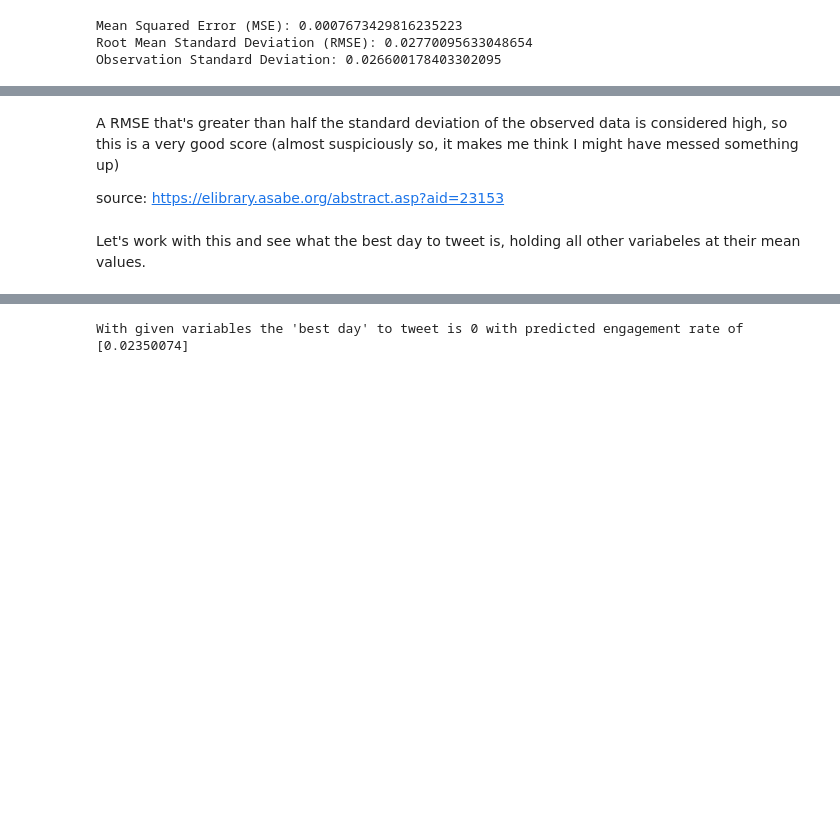
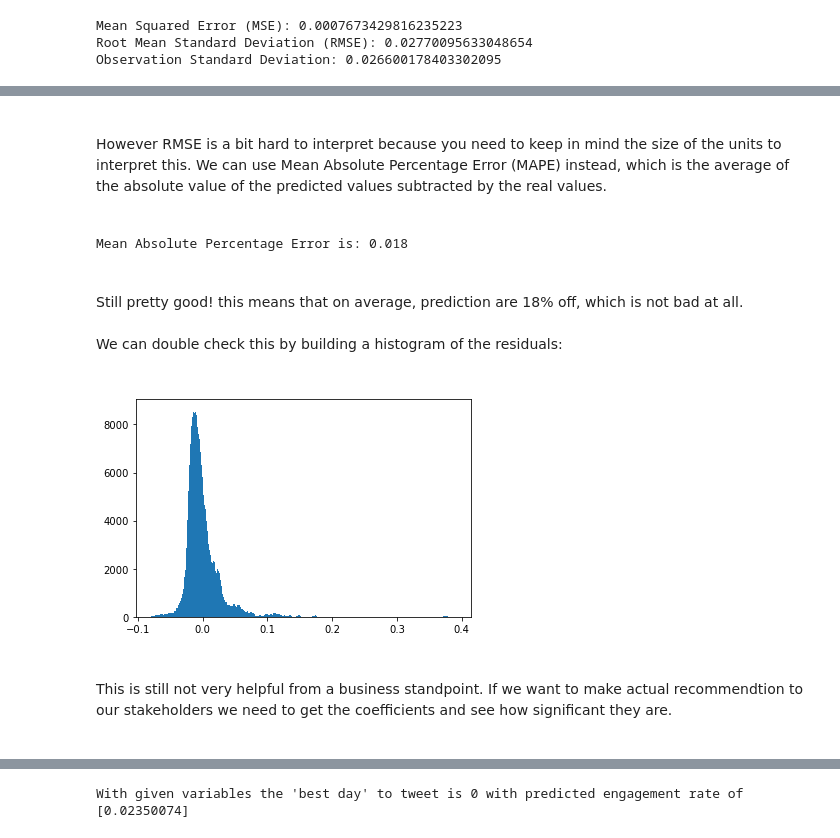
Before and after one commit to Graham-MacIsaac/Seamless-Twitter-Project, a Jupyter notebook: modeling.ipynb, the cells around one changed output, grey strips where cells are left out. Saved outputs shown, nothing was run; the diff lists cells and outputs as text; code cells hidden in the pictures; blank space fills up the shorter version.

```diff
--- a/modeling.ipynb
+++ b/modeling.ipynb
@@ -260,6 +296,38 @@ Observation Standard Deviation: 0.026600178403302095
+# %% [markdown]
+<br>
+However RMSE is a bit hard to interpret because you need to keep in mind the size of the units to interpret this. We can use Mean Absolute Percentage Error (MAPE) instead, which is the average of the absolute value of the predicted values subtracted by the real values.
+<br>
+<br>
+# %%
+#calculate the MAPE
+MAPE = []
+for x in y_test:
+    for y in lr_pred:
+        MAPE.append(x - y)
+print('Mean Absolute Percentage Error is: ' + (str(np.round(np.mean(np.abs(MAPE)), decimals=3))))
+# %% [output]
+Mean Absolute Percentage Error is: 0.018
 # %% [markdown]
-A RMSE that's greater than half the standard deviation of the observed data is considered high, so this is a very good score (almost suspiciously so, it makes me think I might have messed something up)
-
-source: https://elibrary.asabe.org/abstract.asp?aid=23153
+<br>
+Still pretty good! this means that on average, prediction are 18% off, which is not bad at all.
+<br>
+<br>
+We can double check this by building a histogram of the residuals:
+<br>
+<br>
-# %% [markdown]
-Let's work with this and see what the best day to tweet is, holding all other variabeles at their mean values.
+# %%
+#calculate residuals and build a histogram
+resids = []
+for x in y_test:
+    for y in lr_pred:
+        resids.append(x - y)
+resids = np.array(resids)
+plt.hist(resids, bins='auto')
+plt.show()
+# %% [output]
+[figure, added]
+# %% [markdown]
+<br>
+This is still not very helpful from a business standpoint. If we want to make actual recommendtion to our stakeholders we need to get the coefficients and see how significant they are.
+<br>
+<br>
```
Also changed, not shown: parts of 16 cells of this notebook, 1 other file.
